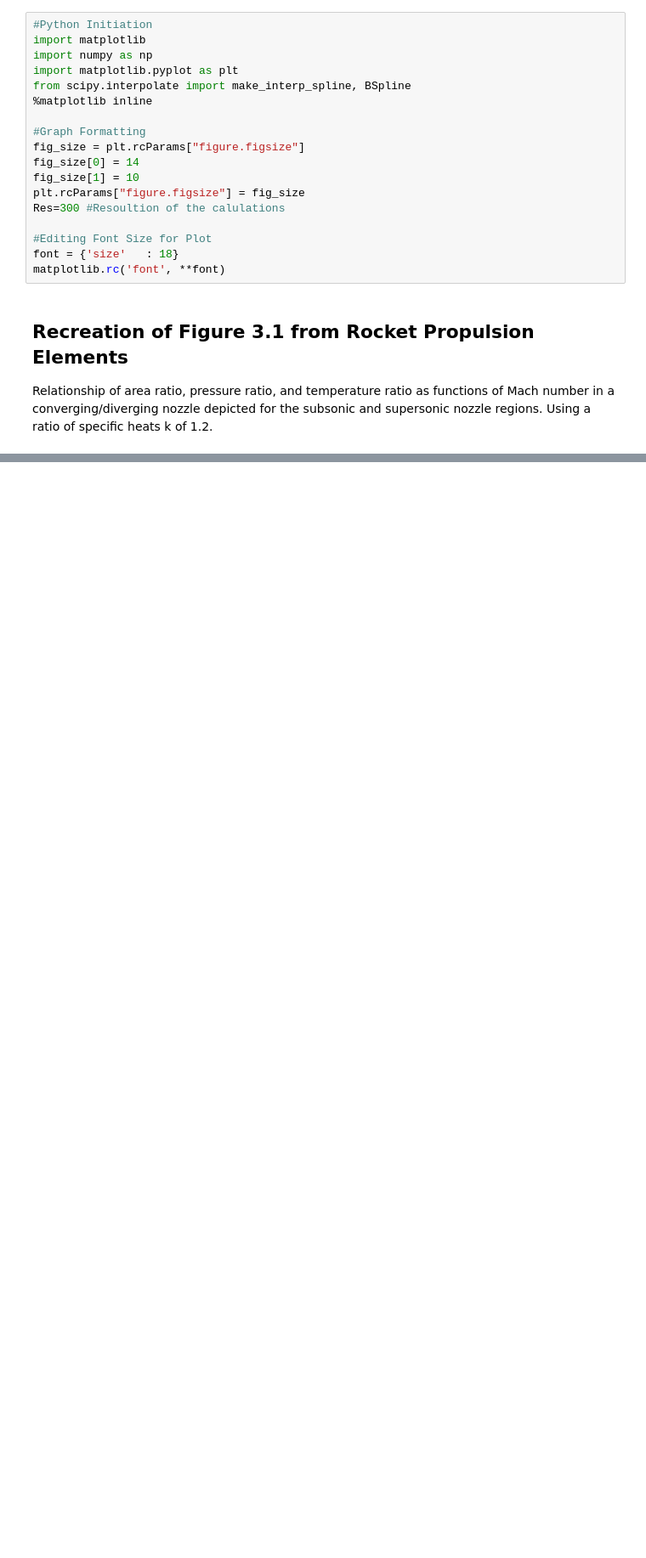
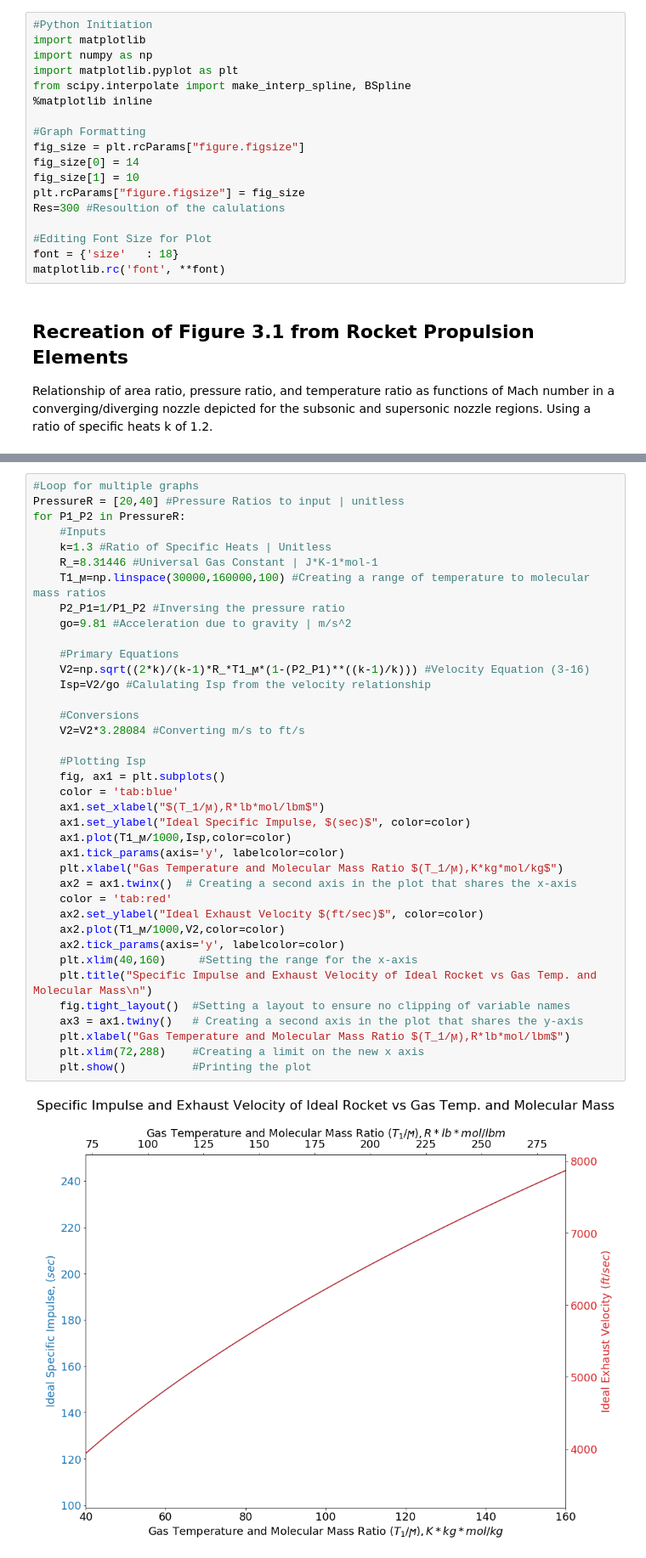
Before and after one commit to Drifterino/AE-771, a Jupyter notebook: Homework 4.ipynb, the cells around one changed output, grey strips where cells are left out. Shown at 85% size. Saved outputs shown, nothing was run; the diff lists cells and outputs as text; blank space fills up the shorter version.

```diff
--- a/Homework 4.ipynb
+++ b/Homework 4.ipynb
@@ -71,0 +72,40 @@ Specific impulse and exhaust velovity of an ideal rocket propulsion unit at opti
+# %%
+#Loop for multiple graphs
+PressureR = [20,40] #Pressure Ratios to input | unitless
+for P1_P2 in PressureR:
+    #Inputs
+    k=1.3 #Ratio of Specific Heats | Unitless
+    R_=8.31446 #Universal Gas Constant | J*K-1*mol-1
+    T1_ϻ=np.linspace(30000,160000,100) #Creating a range of temperature to molecular mass ratios
+    P2_P1=1/P1_P2 #Inversing the pressure ratio
+    go=9.81 #Acceleration due to gravity | m/s^2
+
+    #Primary Equations
+    V2=np.sqrt((2*k)/(k-1)*R_*T1_ϻ*(1-(P2_P1)**((k-1)/k))) #Velocity Equation (3-16)
+    Isp=V2/go #Calulating Isp from the velocity relationship
+
+    #Conversions
+    V2=V2*3.28084 #Converting m/s to ft/s
+
+    #Plotting Isp
+    fig, ax1 = plt.subplots()
+    color = 'tab:blue'
+    ax1.set_xlabel("$(T_1/ϻ),R*lb*mol/lbm$")
+    ax1.set_ylabel("Ideal Specific Impulse, $(sec)$", color=color)
+    ax1.plot(T1_ϻ/1000,Isp,color=color)
+    ax1.tick_params(axis='y', labelcolor=color)
+    plt.xlabel("Gas Temperature and Molecular Mass Ratio $(T_1/ϻ),K*kg*mol/kg$")
+    ax2 = ax1.twinx()  # Creating a second axis in the plot that shares the x-axis
+    color = 'tab:red'
+    ax2.set_ylabel("Ideal Exhaust Velocity $(ft/sec)$", color=color)
+    ax2.plot(T1_ϻ/1000,V2,color=color)
+    ax2.tick_params(axis='y', labelcolor=color)
+    plt.xlim(40,160)     #Setting the range for the x-axis
+    plt.title("Specific Impulse and Exhaust Velocity of Ideal Rocket vs Gas Temp. and Molecular Mass\n")
+    fig.tight_layout()  #Setting a layout to ensure no clipping of variable names
+    ax3 = ax1.twiny()   # Creating a second axis in the plot that shares the y-axis
+    plt.xlabel("Gas Temperature and Molecular Mass Ratio $(T_1/ϻ),R*lb*mol/lbm$")
+    plt.xlim(72,288)    #Creating a limit on the new x axis
+    plt.show()          #Printing the plot
+# %% [output]
+[figure, added]
```
Also changed, not shown: parts of 3 cells of this notebook.
